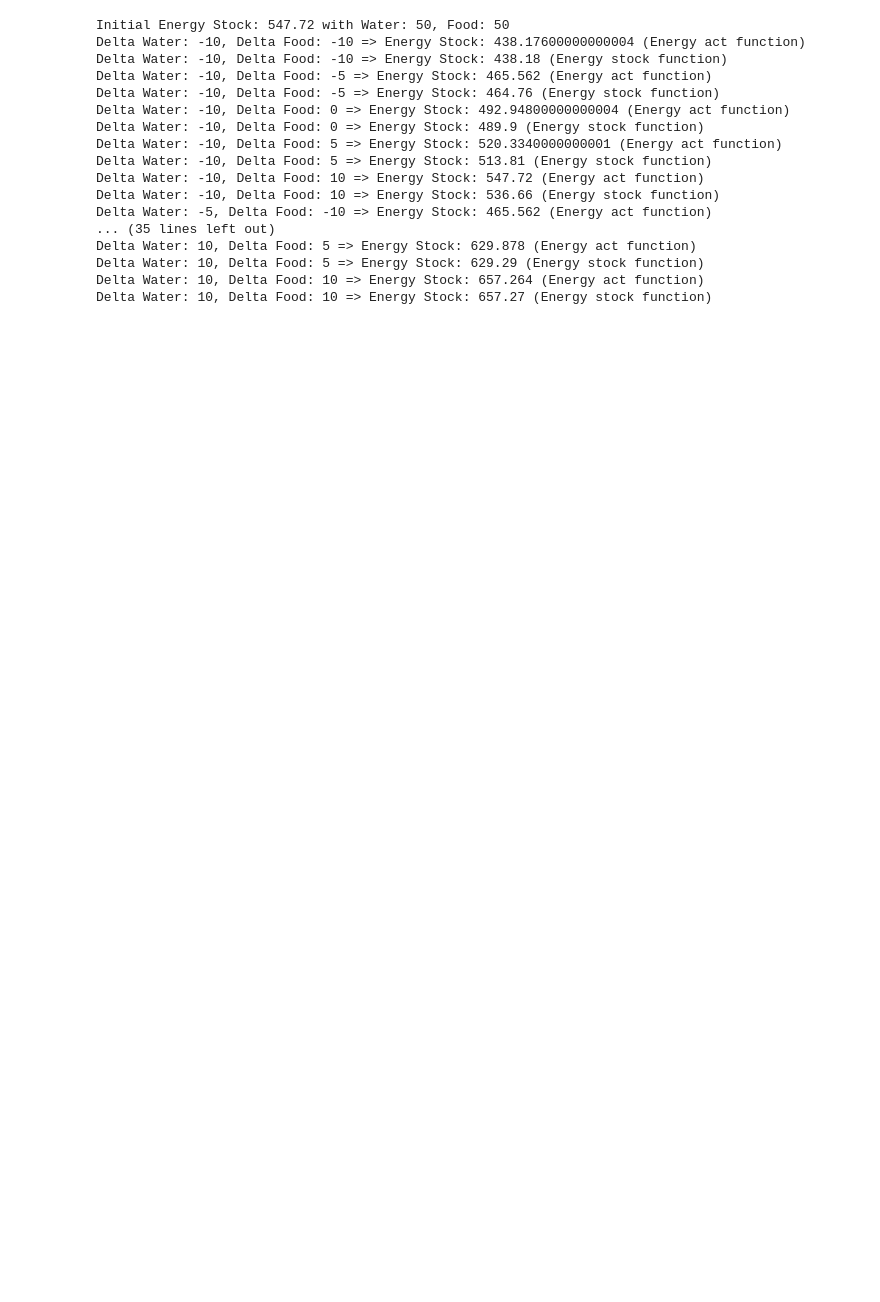
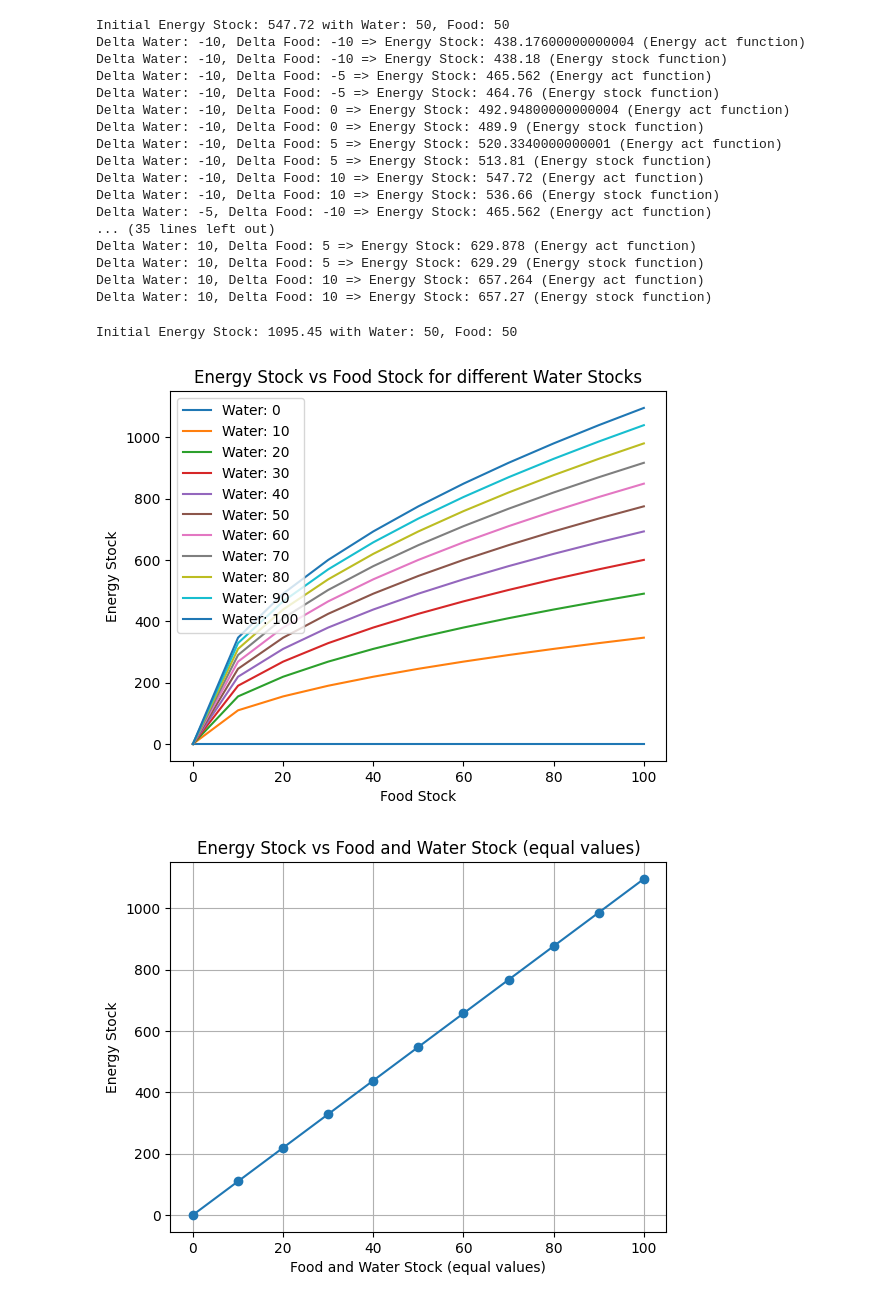
Before and after one commit to FriedrichBroomfield/PROYECTS, a Jupyter notebook: EVOLUTIONARY_SIMS/SIM_EV_1/Tets.ipynb, the cells around one changed output. Cells and saved outputs as stored; diff of their text form; code cells hidden in the pictures; blank space fills up the shorter version.

```diff
--- a/EVOLUTIONARY_SIMS/SIM_EV_1/Tets.ipynb
+++ b/EVOLUTIONARY_SIMS/SIM_EV_1/Tets.ipynb
@@ -54,3 +54,47 @@ Delta Water: 10, Delta Food: 5 => Energy Stock: 629.878 (Energy act function)
 Delta Water: 10, Delta Food: 5 => Energy Stock: 629.29 (Energy stock function)
 Delta Water: 10, Delta Food: 10 => Energy Stock: 657.264 (Energy act function)
 Delta Water: 10, Delta Food: 10 => Energy Stock: 657.27 (Energy stock function)
+# %%
+# Vales for Water and Food stocks in order to test ENERGY_stock function decline productivity
+water = np.arange(0, 101, 10)
+food = np.arange(0, 101, 10)
+
+
+# iii) Initial stock of water and food
+initial_water = 50
+initial_food = 50
+
+
+print(f"Initial Energy Stock: {E_0} with Water: {initial_water}, Food: {initial_food}")
+List_E_equal_food_water = []
+Lists = []
+for i_water in water:
+    List_E_food = []
+    for i_food in food:
+        E_0 = ENERGY_stock(i_food, i_water)
+        List_E_food.append(E_0)
+        if i_food == i_water:
+            List_E_equal_food_water.append(E_0)
+    Lists.append(List_E_food)
+
+# Plot curves
+import matplotlib.pyplot as plt
+for idx, i_water in enumerate(water):
+    plt.plot(food, Lists[idx], label=f'Water: {i_water}')
+plt.xlabel('Food Stock')
+plt.ylabel('Energy Stock')
+plt.title('Energy Stock vs Food Stock for different Water Stocks')
+plt.legend()
+plt.show()
+
+# Plot energy when food equals water
+plt.plot(water, List_E_equal_food_water, marker='o')
+plt.xlabel('Food and Water Stock (equal values)')
+plt.ylabel('Energy Stock')
+plt.title('Energy Stock vs Food and Water Stock (equal values)')
+plt.grid()
+plt.show()
+# %% [output]
+Initial Energy Stock: 1095.45 with Water: 50, Food: 50
+[figure, added]
+[figure, added]
```
Also changed, not shown: parts of 1 cell of this notebook, 1 other file.
